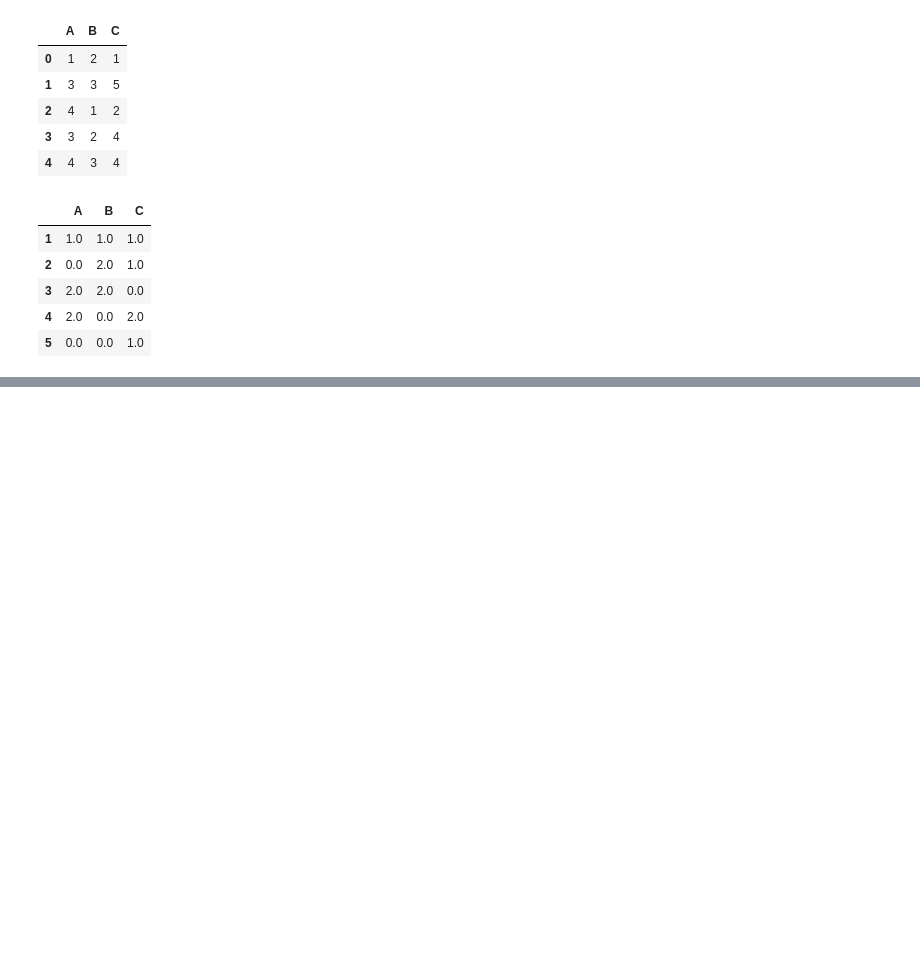
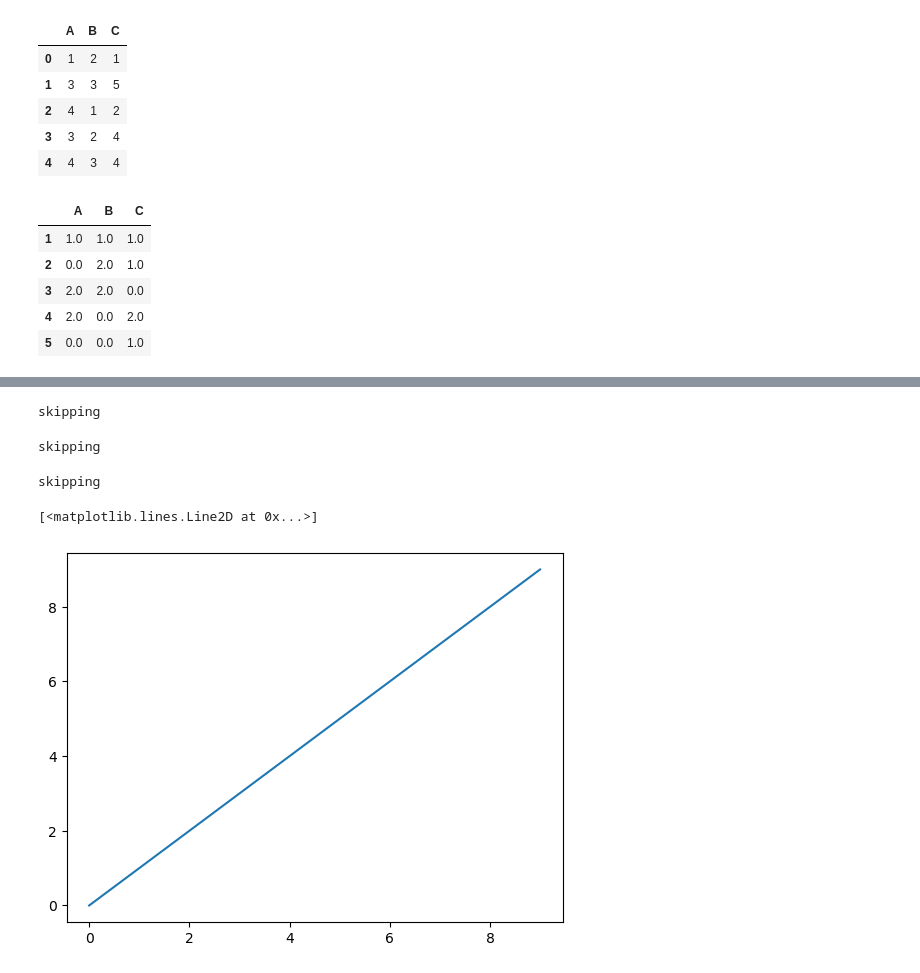
Before and after one commit to boyuan-li/BL-data-processing, a Jupyter notebook: Numpy and pandas.ipynb, the cells around one changed output, grey strips where cells are left out. Drawn from its saved outputs; the diff is of its cells as text; code cells hidden in the pictures; blank space fills up the shorter version.

```diff
--- a/Numpy and pandas.ipynb
+++ b/Numpy and pandas.ipynb
@@ -1295,0 +2302,24 @@ df.apply(pd.value_counts, axis = 0).fillna(0)
+# %%
+%%script echo skipping
+plt.rc('figure', figsize = (5,5))
+# %% [output]
+skipping
+# %%
+%%script echo skipping
+font_option = {'family':'monospace',
+               'weight':'bold',
+               'size':'small'}
+
+plt.rc('font', **font_options)
+# %% [output]
+skipping
+# %%
+%%script echo skipping
+plt.rcParams.update(plt.rcParamsDefault)
+# %% [output]
+skipping
+# %%
+plt.plot(np.arange(10))
+# %% [output]
+[<matplotlib.lines.Line2D at 0x...>]
+[figure, added]
```
Also changed, not shown: parts of 152 cells of this notebook.
